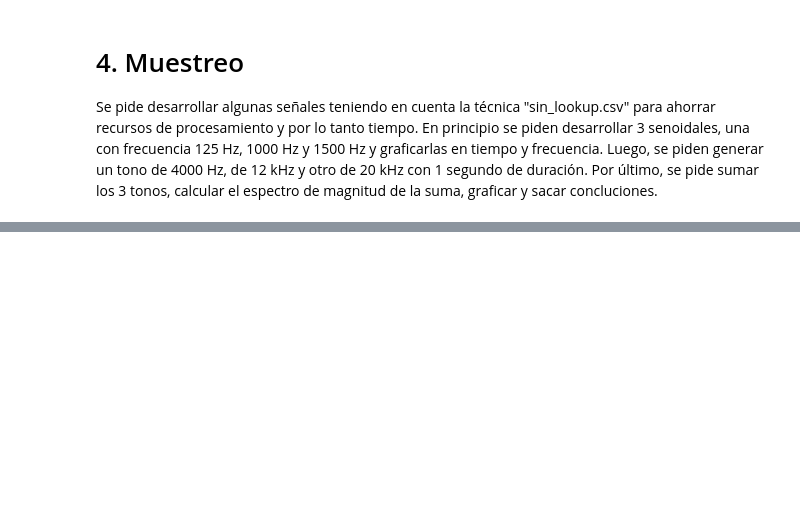
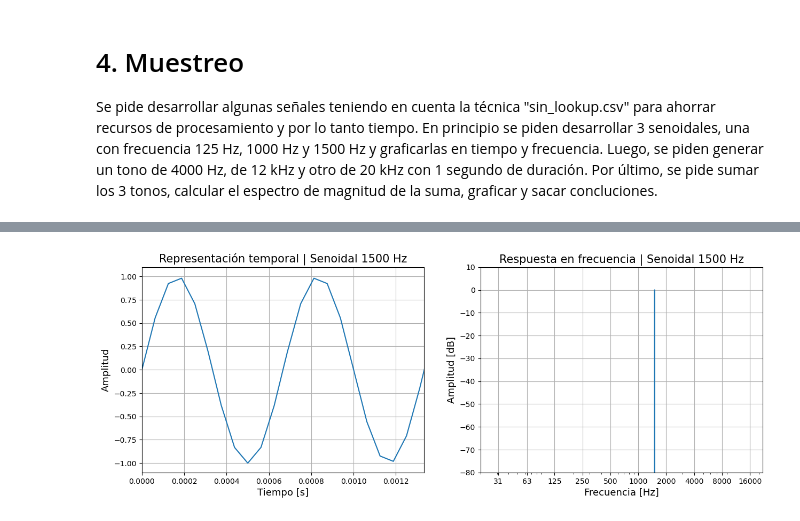
Before and after one commit to Joaqo99/tp2-sys, a Jupyter notebook: Presentacion.ipynb, the cells around one changed output, grey strips where cells are left out. Cells and saved outputs as stored; diff of their text form; code cells hidden in the pictures; blank space fills up the shorter version.

```diff
--- a/Presentacion.ipynb
+++ b/Presentacion.ipynb
@@ -1263,0 +1257,7 @@ Otra forma que se nos ocurrió para obtener funciones senoidales a partir de la
+# %%
+#Gráfico de la señal senoidal de 1500Hz en tiempo y en frecuencia
+signal_sen_3 = lambda: plot.plot_signal([t_3,seno_3], xlimits = (0, 2/1500), figsize = False, grid = True, title = "Representación temporal | Senoidal 1500 Hz", show = False)
+fft_sen_3 = lambda: plot.plot_fft(seno_3, sample_rate=16000,title = "Respuesta en frecuencia | Senoidal 1500 Hz", N = 0, figsize = False, colors="#1f77b4", show = False)
+plot.multiplot(signal_sen_3, fft_sen_3, figsize=(15, 5))
+# %% [output]
+[figure, added]
```
Also changed, not shown: parts of 31 cells of this notebook, 2 other files.
